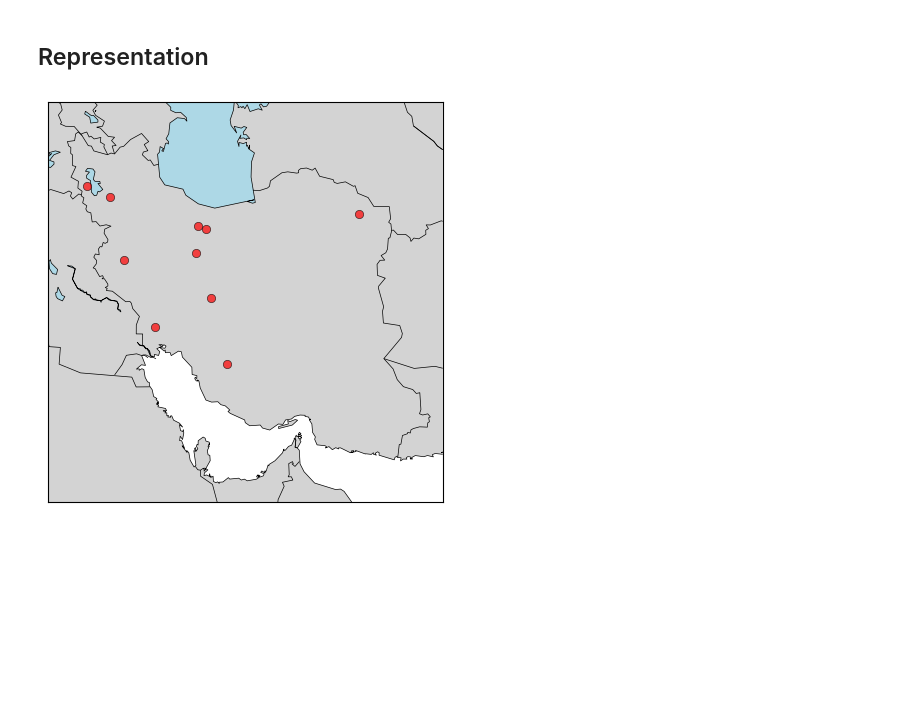
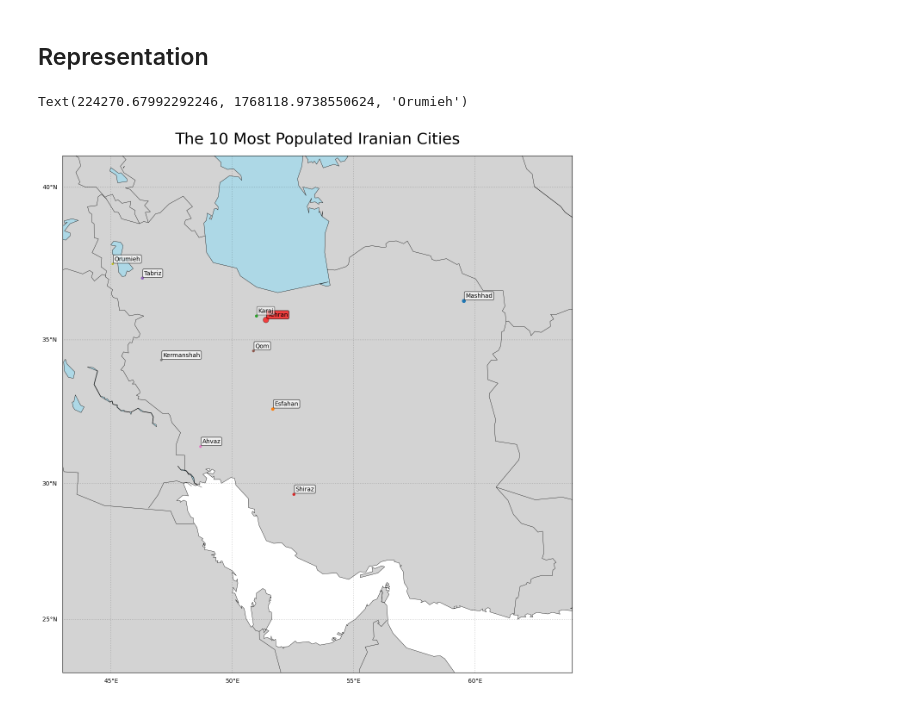
Before and after one commit to kasratookallo-svg/Iranian_Ten_Most_Populated_Cities, a Jupyter notebook: coordinates_of_ten_populated_iranian_cities.ipynb, the cells around one changed output. Drawn from its saved outputs; the diff is of its cells as text; code cells hidden in the pictures; blank space fills up the shorter version.

```diff
--- a/coordinates_of_ten_populated_iranian_cities.ipynb
+++ b/coordinates_of_ten_populated_iranian_cities.ipynb
@@ -151,30 +152,78 @@ print(pops)
   736000]
 # %%
 # Converting longitudes and latitudes to readable x,y
-x, y = m(lons, lats)
+#x, y = m(lons, lats)
+
+x_tehran, y_tehran = m(51.383333,35.683333)
+x_mashhad, y_mashhad = m(59.533333,36.316667)
+x_esfahan, y_esfahan = m(51.666667,32.633333 )
+x_karaj, y_karaj = m(50.983333,35.816667)
+x_shiraz, y_shiraz = m(52.533333,29.616667)
+x_tabriz, y_tabriz = m(46.283333,37.066667 )
+x_qom, y_qom = m(50.866667,34.633333)
+x_ahvaz, y_ahvaz = m(48.683333, 31.316667)
+x_kermanshah, y_kermanshah = m(47.066667,34.316667)
+x_orumieh, y_orumieh = m(45.066667,37.533333)
 # %% [markdown]
 ## Representation
 # %%
 # create Map of Iran
-fig = plt.figure(figsize=(10, 5))
+fig = plt.figure(figsize=(20, 15))
 ax = fig.add_axes([0.1, 0.1, 0.8, 0.8])
 
 # # setup mercator map projection.
 m = Basemap(llcrnrlon=43., llcrnrlat=23.,
             urcrnrlon=64., urcrnrlat=41,
             rsphere=(6378137.00, 6356752.3142),
             resolution='l', projection='merc',
             lat_0=40., lon_0=-20., lat_ts=20.)
 
+ax.set_title('The 10 Most Populated Iranian Cities', fontsize=26, pad=20)
+
 # Separating Boundaries of the Map
 m.drawcoastlines(linewidth=0.5)
 m.fillcontinents(color='lightgray', lake_color='lightblue')
 m.drawcountries(linewidth=0.5)
+m.drawparallels(np.arange(20, 50, 5), labels=[1,0,0,0], fontsize=10, linewidth=0.5, dashes=[1, 5])
+m.drawmeridians(np.arange(40, 75, 5), labels=[0,0,0,1], fontsize=10, linewidth=0.5, dashes=[1, 5])
 
 # draw x,y on the basic map
-scatter = m.scatter(x, y,  c='red', alpha=0.7, edgecolors='black', linewidth=0.5, zorder=5)
+#scatter = m.scatter(x, y,  c='red', alpha=0.7, edgecolors='black', linewidth=0.5, zorder=5, label='Population')
+scatter_tehran = m.scatter(x_tehran,y_tehran, s=90.39, label="Tehran",c='red', alpha=0.7, edgecolors='black', linewidth=0.5, zorder=5)
+scatter_mashhad = m.scatter(x_mashhad, y_mashhad, s=30.02)
+scatter_esfahan = m.scatter(x_esfahan, y_esfahan, s=19.61)
+scatter_karaj = m.scatter(x_karaj, y_karaj, s=15.92)
+scatter_shiraz = m.scatter(x_shiraz, y_shiraz, s=15.65)
+scatter_tabriz = m.scatter(x_tabriz, y_tabriz, s=15.58)
+scatter_qom = m.scatter(x_qom, y_qom, s=12.01)
+scatter_ahvaz = m.scatter(x_ahvaz, y_ahvaz, s=11.84)
+scatter_kermanshah = m.scatter(x_kermanshah, y_kermanshah, s=9.46)
+scatter_orumieh = m.scatter(x_orumieh, y_orumieh, s=7.36)
 
 
+# Draw Labels
+plt.text(x_tehran+8000, y_tehran+8000 , "Tehran", fontsize=10, ha='left', va='bottom',
+             bbox=dict(boxstyle='round,pad=0.2', facecolor='red', alpha=0.7))
+plt.text(x_mashhad+8000, y_mashhad+8000 , "Mashhad", fontsize=10, ha='left', va='bottom',
+             bbox=dict(boxstyle='round,pad=0.2', facecolor='white', alpha=0.7))
+plt.text(x_esfahan+8000, y_esfahan+8000 , "Esfahan", fontsize=10, ha='left', va='bottom',
+             bbox=dict(boxstyle='round,pad=0.2', facecolor='white', alpha=0.7))
+plt.text(x_karaj+8000 , y_karaj+8000 , "Karaj", fontsize=10, ha='left', va='bottom',
+             bbox=dict(boxstyle='round,pad=0.2', facecolor='white', alpha=0.5))
+plt.text(x_shiraz+8000 , y_shiraz+8000 , "Shiraz", fontsize=10, ha='left', va='bottom',
+             bbox=dict(boxstyle='round,pad=0.2', facecolor='white', alpha=0.7))
+plt.text(x_tabriz+8000 , y_tabriz+8000 , "Tabriz", fontsize=10, ha='left', va='bottom',
+             bbox=dict(boxstyle='round,pad=0.2', facecolor='white', alpha=0.7))
+plt.text(x_qom+8000 , y_qom+8000 , "Qom", fontsize=10, ha='left', va='bottom',
+             bbox=dict(boxstyle='round,pad=0.2', facecolor='white', alpha=0.7))
+plt.text(x_ahvaz+8000 , y_ahvaz+8000 , "Ahvaz", fontsize=10, ha='left', va='bottom',
+             bbox=dict(boxstyle='round,pad=0.2', facecolor='white', alpha=0.7))
+plt.text(x_kermanshah+8000 , y_kermanshah+8000 , "Kermanshah", fontsize=10, ha='left', va='bottom',
+             bbox=dict(boxstyle='round,pad=0.2', facecolor='white', alpha=0.7))
+plt.text(x_orumieh+8000 , y_orumieh+8000 , "Orumieh", fontsize=10, ha='left', va='bottom',
+             bbox=dict(boxstyle='round,pad=0.2', facecolor='white', alpha=0.7))
+
 # todo (https://matplotlib.org/basemap/stable/users/examples.html#) simply has commanded this Map
 # %% [output]
+Text(224270.67992292246, 1768118.9738550624, 'Orumieh')
-[figure, old version]
+[figure, new version]
```
Also changed, not shown: parts of 1 cell of this notebook.
